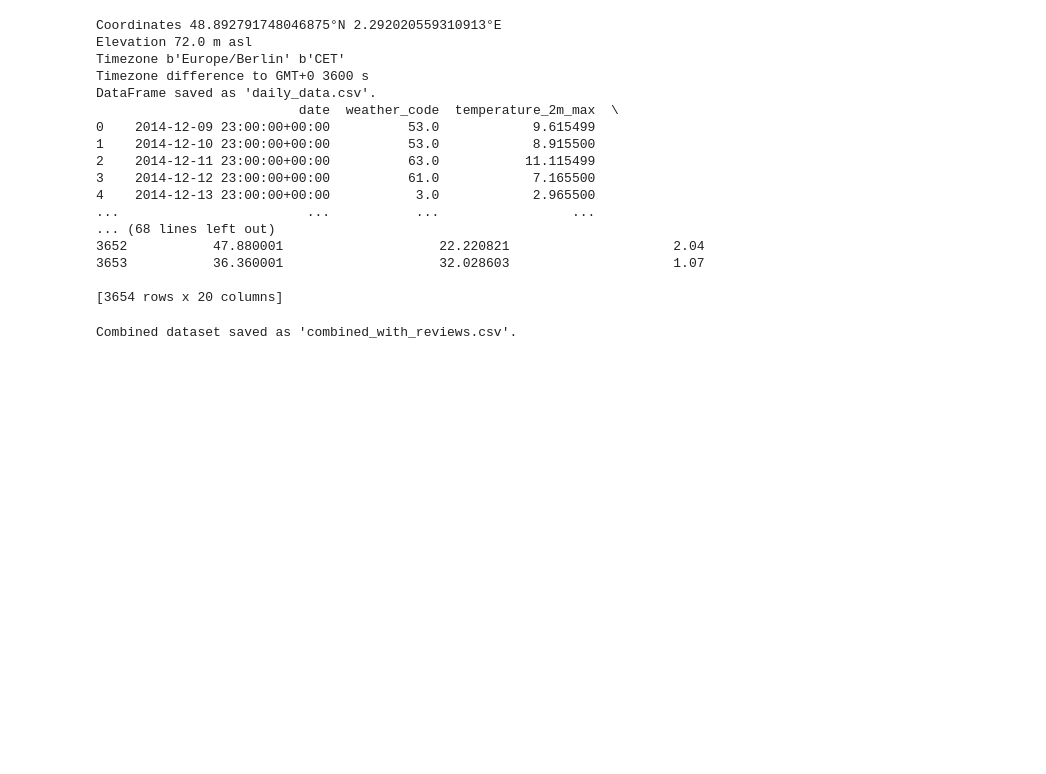
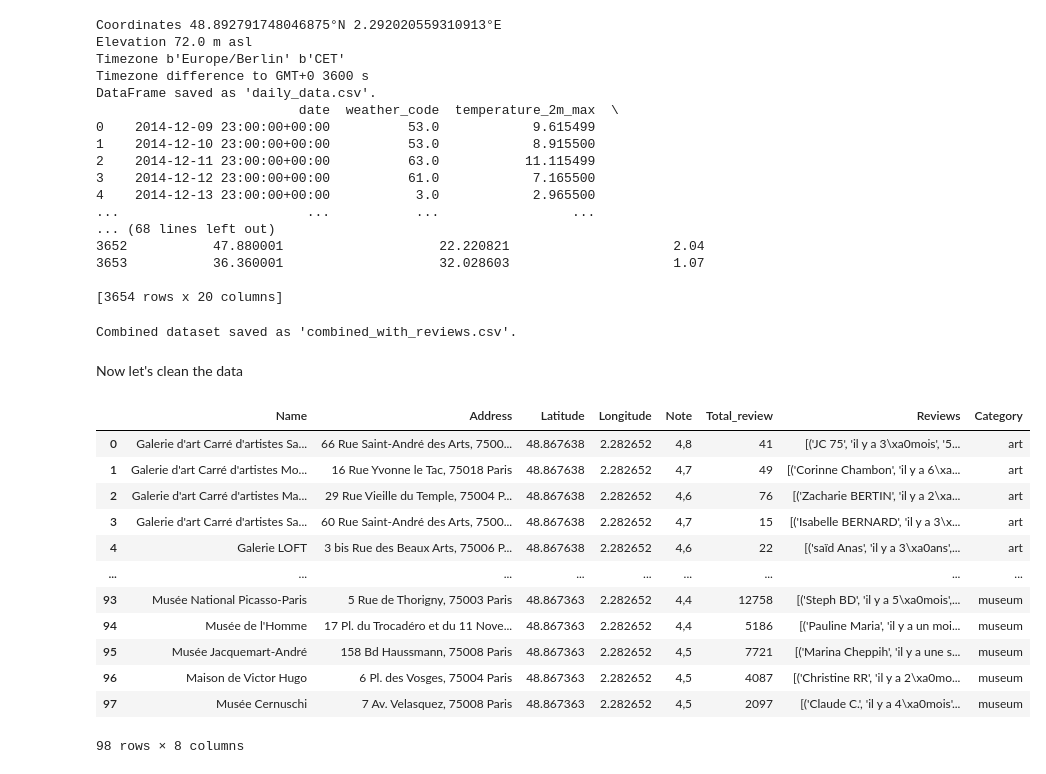
Before and after one commit to TheoDUT/WebscrapingProject, a Jupyter notebook: project.ipynb, the cells around one changed output. Saved outputs shown, nothing was run; the diff lists cells and outputs as text; code cells hidden in the pictures; blank space fills up the shorter version.

Commit message:
data cleaned

```diff
--- a/project.ipynb
+++ b/project.ipynb
@@ -450,3 +450,5 @@ combined_df.to_csv("combined_with_reviews.csv", index=False, encoding="utf-8")
 print("Combined dataset saved as 'combined_with_reviews.csv'.")
 # %% [output]
 Combined dataset saved as 'combined_with_reviews.csv'.
+# %% [markdown]
+Now let's clean the data
@@ -452,0 +465,17 @@ Combined dataset saved as 'combined_with_reviews.csv'.
+# %%
+df = pd.read_csv("combined_with_reviews.csv", delimiter=",")
+df
+# %% [output]
+|  | Name | Address | Latitude | Longitude | Note | Total_review | Reviews | Category |
+| 0 | Galerie d'art Carré d'artistes Sa... | 66 Rue Saint-André des Arts, 7500... | 48.867638 | 2.282652 | 4,8 | 41 | [('JC 75', 'il y a 3\xa0mois', '5... | art |
+| 1 | Galerie d'art Carré d'artistes Mo... | 16 Rue Yvonne le Tac, 75018 Paris | 48.867638 | 2.282652 | 4,7 | 49 | [('Corinne Chambon', 'il y a 6\xa... | art |
+| 2 | Galerie d'art Carré d'artistes Ma... | 29 Rue Vieille du Temple, 75004 P... | 48.867638 | 2.282652 | 4,6 | 76 | [('Zacharie BERTIN', 'il y a 2\xa... | art |
+| 3 | Galerie d'art Carré d'artistes Sa... | 60 Rue Saint-André des Arts, 7500... | 48.867638 | 2.282652 | 4,7 | 15 | [('Isabelle BERNARD', 'il y a 3\x... | art |
+| 4 | Galerie LOFT | 3 bis Rue des Beaux Arts, 75006 P... | 48.867638 | 2.282652 | 4,6 | 22 | [('saïd Anas', 'il y a 3\xa0ans',... | art |
+| ... | ... | ... | ... | ... | ... | ... | ... | ... |
+| 93 | Musée National Picasso-Paris | 5 Rue de Thorigny, 75003 Paris | 48.867363 | 2.282652 | 4,4 | 12758 | [('Steph BD', 'il y a 5\xa0mois',... | museum |
+| 94 | Musée de l'Homme | 17 Pl. du Trocadéro et du 11 Nove... | 48.867363 | 2.282652 | 4,4 | 5186 | [('Pauline Maria', 'il y a un moi... | museum |
+| 95 | Musée Jacquemart-André | 158 Bd Haussmann, 75008 Paris | 48.867363 | 2.282652 | 4,5 | 7721 | [('Marina Cheppih', 'il y a une s... | museum |
+| 96 | Maison de Victor Hugo | 6 Pl. des Vosges, 75004 Paris | 48.867363 | 2.282652 | 4,5 | 4087 | [('Christine RR', 'il y a 2\xa0mo... | museum |
+| 97 | Musée Cernuschi | 7 Av. Velasquez, 75008 Paris | 48.867363 | 2.282652 | 4,5 | 2097 | [('Claude C.', 'il y a 4\xa0mois'... | museum |
+98 rows × 8 columns
```
Also changed, not shown: parts of 3 cells of this notebook, 2 other files.
